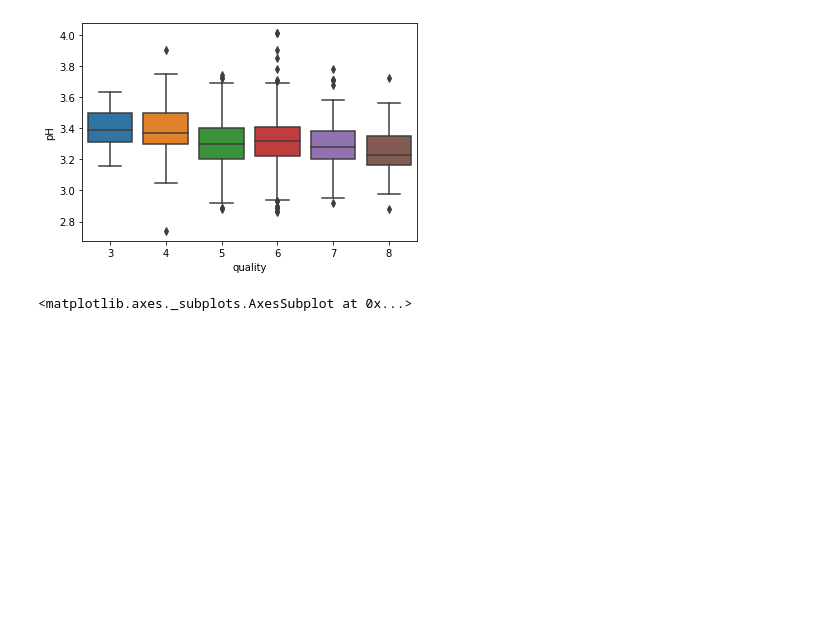
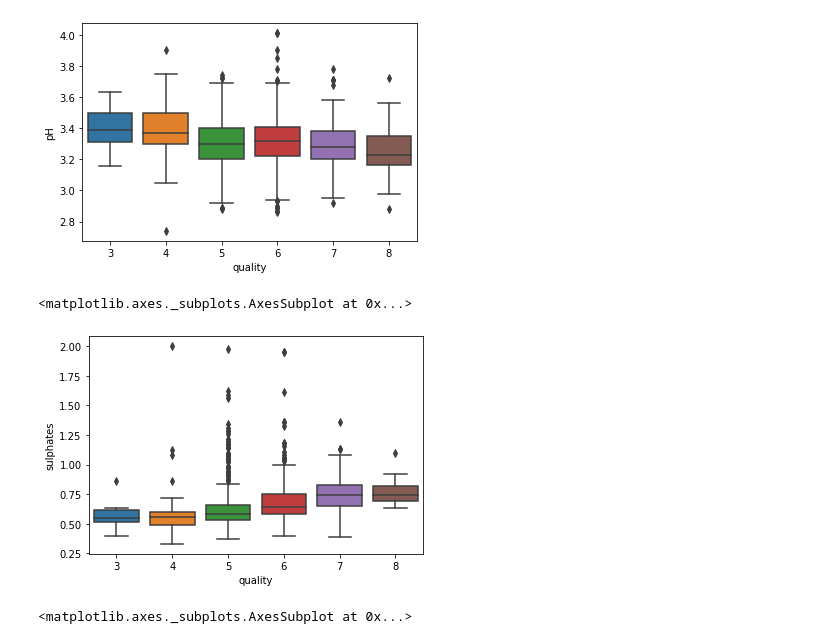
Before and after one commit to tlferrill/Ferrill_DSC530, a Jupyter notebook: 530Notebook_FINAL_Ferrill.ipynb, the cells around one changed output. Saved outputs shown, nothing was run; the diff lists cells and outputs as text; code cells hidden in the pictures; blank space fills up the shorter version.

```diff
--- a/530Notebook_FINAL_Ferrill.ipynb
+++ b/530Notebook_FINAL_Ferrill.ipynb
@@ -153,6 +203,11 @@ sns.boxplot('quality', 'pH', data = data)
 # %% [output]
 <matplotlib.axes._subplots.AxesSubplot at 0x...>
 [figure]
+# %%
+sns.boxplot('quality', 'sulphates', data = data)
+# %% [output]
+<matplotlib.axes._subplots.AxesSubplot at 0x...>
+[figure, added]
 # %%
 sns.boxplot('quality', 'alcohol', data = data)
 # %% [output]
```
Also changed, not shown: parts of 130 cells of this notebook, 1 other file.
